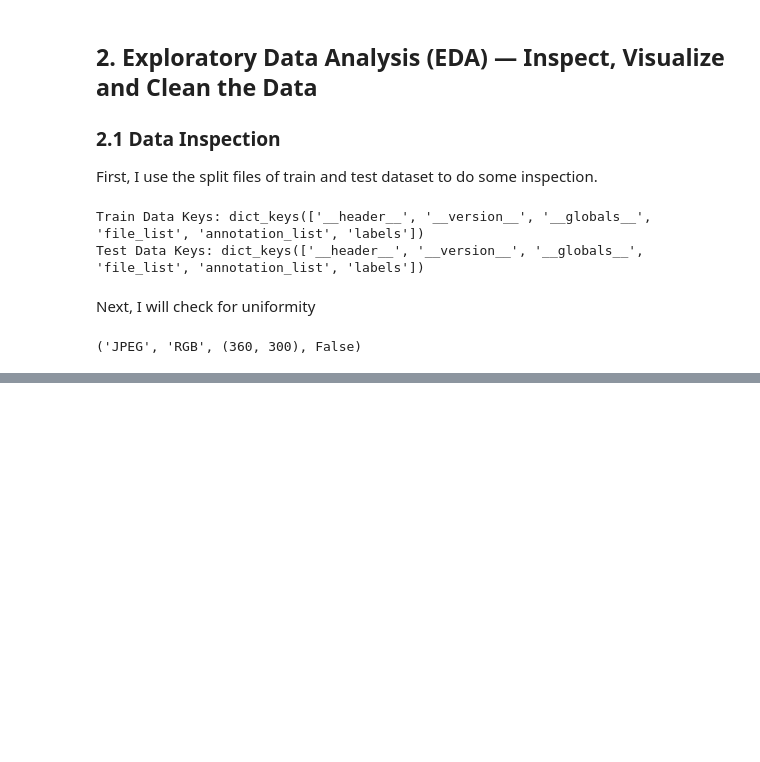
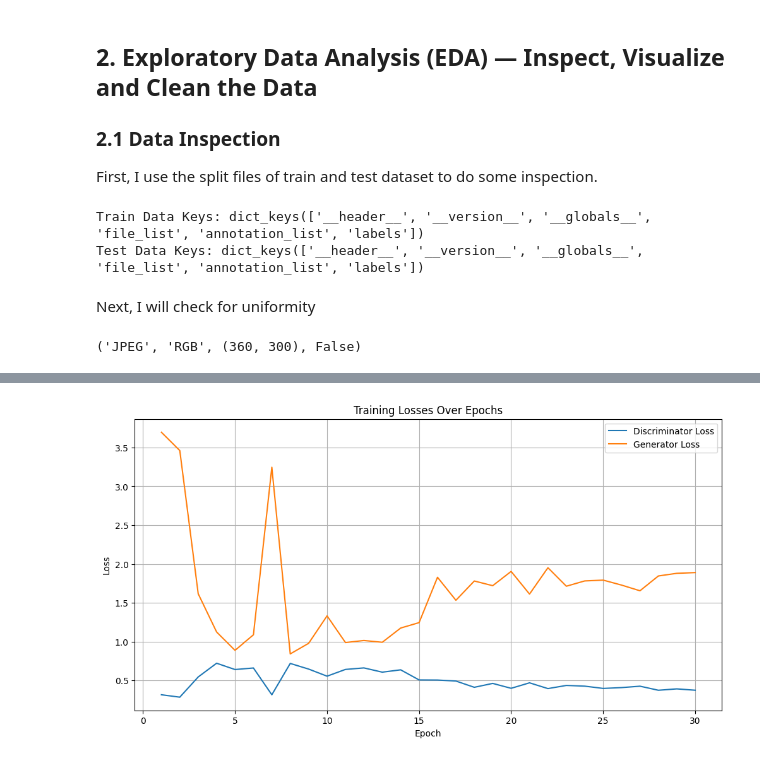
Before and after one commit to scihhl/dog_generator, a Jupyter notebook: dog_generator.ipynb, the cells around one changed output, grey strips where cells are left out. Saved outputs shown, nothing was run; the diff lists cells and outputs as text; code cells hidden in the pictures; blank space fills up the shorter version.

```diff
--- a/dog_generator.ipynb
+++ b/dog_generator.ipynb
@@ -173,0 +589,36 @@ visualize_sample_images(base_image_dir, train_data['file_list'], num_images=5)
+# %%
+import matplotlib.pyplot as plt
+
+epochs1 = list(range(1, 21))
+d_loss1 = [
+    0.3165, 0.2854, 0.5457, 0.7224, 0.6413, 0.6611, 0.3164, 0.7198,
+    0.6471, 0.5558, 0.6426, 0.6621, 0.6075, 0.6373, 0.5073, 0.5061,
+    0.4932, 0.4126, 0.4626, 0.3995
+]
+g_loss1 = [
+    3.6962, 3.4606, 1.6165, 1.1246, 0.8883, 1.0888, 3.2456, 0.8424,
+    0.9790, 1.3323, 0.9886, 1.0152, 0.9921, 1.1757, 1.2451, 1.8290,
+    1.5332, 1.7810, 1.7209, 1.9046
+]
+
+epochs2 = list(range(21, 31))
+d_loss2 = [
+    0.4702, 0.3958, 0.4366, 0.4274, 0.3980, 0.4085, 0.4268, 0.3745,
+    0.3921, 0.3749
+]
+g_loss2 = [
+    1.6128, 1.9523, 1.7141, 1.7821, 1.7926, 1.7285, 1.6555, 1.8460,
+    1.8800, 1.8896
+]
+
+plt.figure(figsize=(12, 6))
+plt.plot(epochs1 + epochs2, d_loss1 + d_loss2, label='Discriminator Loss')
+plt.plot(epochs1 + epochs2, g_loss1 + g_loss2, label='Generator Loss')
+plt.title('Training Losses Over Epochs')
+plt.xlabel('Epoch')
+plt.ylabel('Loss')
+plt.legend()
+plt.grid(True)
+plt.show()
+# %% [output]
+[figure, added]
```
Also changed, not shown: parts of 23 cells of this notebook.
